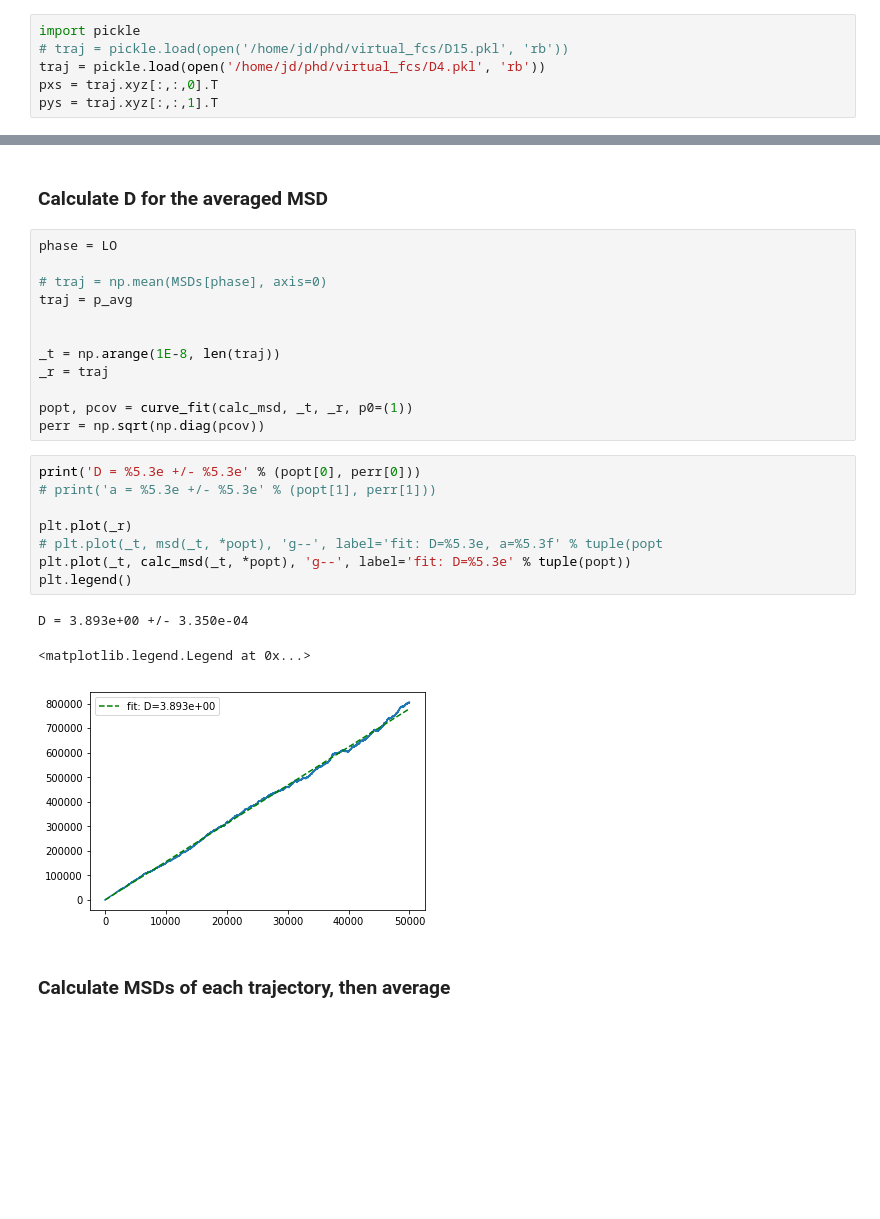
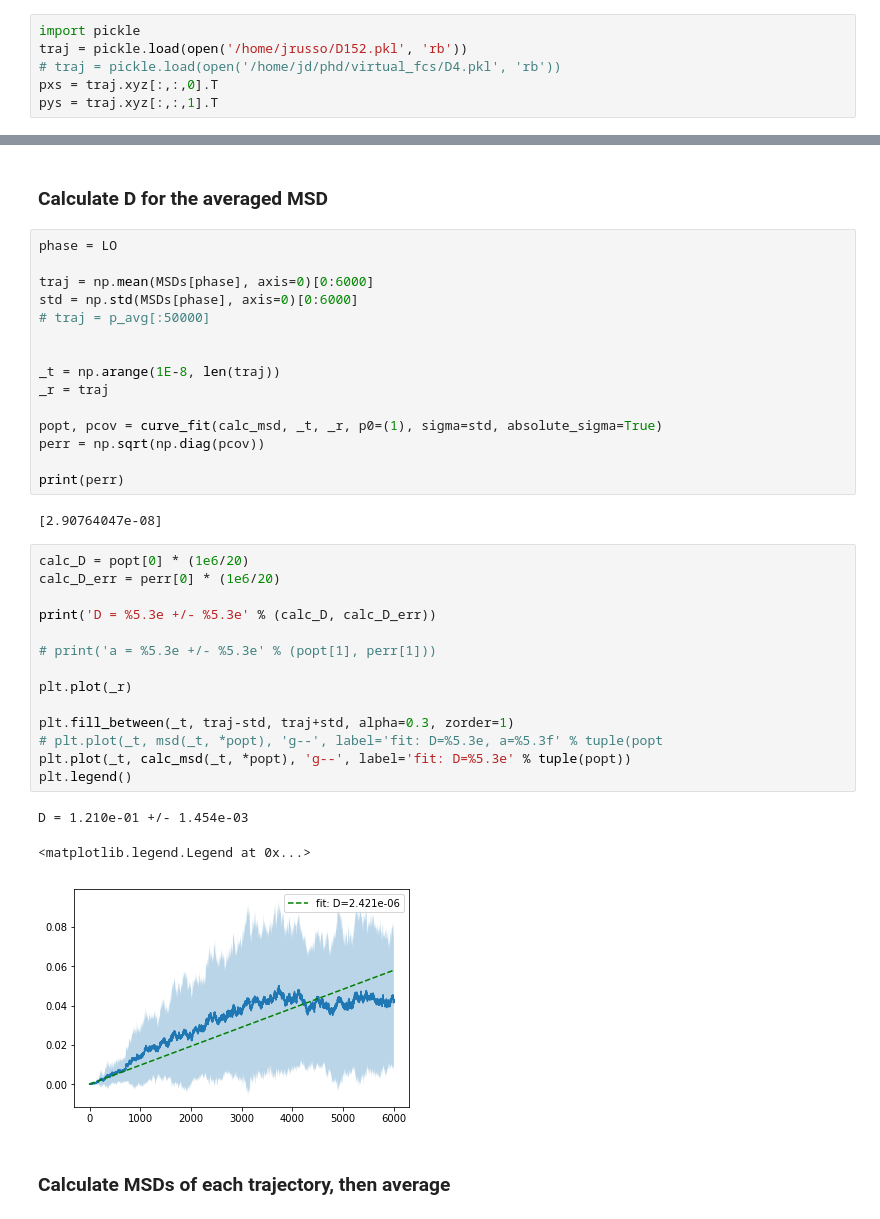
Before and after one commit to jdrusso/virtual-fcs, a Jupyter notebook: MSD Analysis.ipynb, the cells around one changed output, grey strips where cells are left out. Cells and saved outputs as stored; diff of their text form; blank space fills up the shorter version.

```diff
--- a/MSD Analysis.ipynb
+++ b/MSD Analysis.ipynb
@@ -41,7 +41,7 @@ Imported 25099 timesteps of data. (10 of 10)
 # %%
 import pickle
-# traj = pickle.load(open('/home/jd/phd/virtual_fcs/D15.pkl', 'rb'))
-traj = pickle.load(open('/home/jd/phd/virtual_fcs/D4.pkl', 'rb'))
+traj = pickle.load(open('/home/jrusso/D152.pkl', 'rb'))
+# traj = pickle.load(open('/home/jd/phd/virtual_fcs/D4.pkl', 'rb'))
 pxs = traj.xyz[:,:,0].T
 pys = traj.xyz[:,:,1].T
 # %%
@@ -173,27 +173,38 @@ def calc_msd(t, D):
 # %%
 phase = LO
 
-# traj = np.mean(MSDs[phase], axis=0)
-traj = p_avg
+traj = np.mean(MSDs[phase], axis=0)[0:6000]
+std = np.std(MSDs[phase], axis=0)[0:6000]
+# traj = p_avg[:50000]
 
 
 _t = np.arange(1E-8, len(traj))
 _r = traj
 
-popt, pcov = curve_fit(calc_msd, _t, _r, p0=(1))
+popt, pcov = curve_fit(calc_msd, _t, _r, p0=(1), sigma=std, absolute_sigma=True)
 perr = np.sqrt(np.diag(pcov))
+
+print(perr)
+# %% [output]
+[2.90764047e-08]
 # %%
-print('D = %5.3e +/- %5.3e' % (popt[0], perr[0]))
+calc_D = popt[0] * (1e6/20)
+calc_D_err = perr[0] * (1e6/20)
+
+print('D = %5.3e +/- %5.3e' % (calc_D, calc_D_err))
+
 # print('a = %5.3e +/- %5.3e' % (popt[1], perr[1]))
 
 plt.plot(_r)
+
+plt.fill_between(_t, traj-std, traj+std, alpha=0.3, zorder=1)
 # plt.plot(_t, msd(_t, *popt), 'g--', label='fit: D=%5.3e, a=%5.3f' % tuple(popt
 plt.plot(_t, calc_msd(_t, *popt), 'g--', label='fit: D=%5.3e' % tuple(popt))
 plt.legend()
 # %% [output]
-D = 3.893e+00 +/- 3.350e-04
+D = 1.210e-01 +/- 1.454e-03
 <matplotlib.legend.Legend at 0x...>
-[figure, old version]
+[figure, new version]
 # %% [markdown]
 ### Calculate MSDs of each trajectory, then average
 # %%
```
Also changed, not shown: parts of 16 cells of this notebook, 4 other files.
